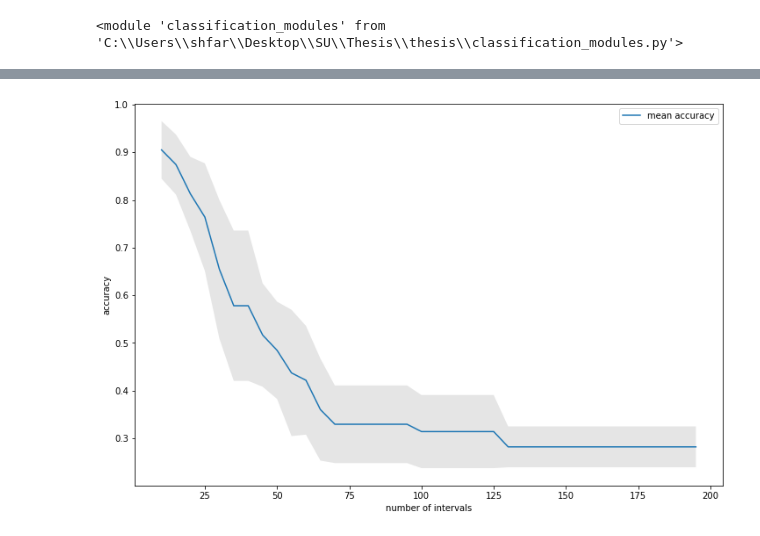
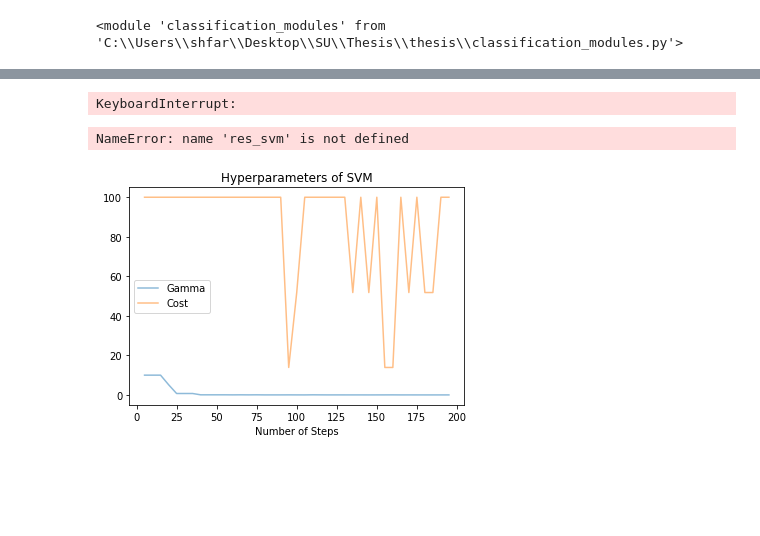
Before and after one commit to sheilafarrahi/thesis, a Jupyter notebook: empirical_districution_function.ipynb, the cells around one changed output, grey strips where cells are left out. Cells and saved outputs as stored; diff of their text form; code cells hidden in the pictures; blank space fills up the shorter version.

```diff
--- a/empirical_districution_function.ipynb
+++ b/empirical_districution_function.ipynb
@@ -161,16 +38,0 @@ for i in intervals:
-# %%
-plt.figure(figsize=(12, 8))
-ax = plt.gca()
-plt.plot(intervals,acc_mean, label='mean accuracy')
-
-plt.gca().fill_between(intervals,
-                       [i-j for i,j in zip(acc_mean, acc_std)],
-                       [i+j for i,j in zip(acc_mean, acc_std)],
-                       facecolor='gray',
-                       alpha=0.2)
-
-plt.xlabel('number of intervals')
-plt.ylabel('accuracy')
-plt.legend();
-# %% [output]
-[figure, removed]
@@ -176,0 +41,4 @@ plt.legend();
+# %%
+res_svm = cm.cv_numsteps_edf(num_steps_list, data, cv_config, 1)
+# %% [output]
+KeyboardInterrupt:
@@ -176,0 +47,8 @@ plt.legend();
+# %%
+cm.plot_cv_kde(res_svm, res_lr, errbar=1)
+# %% [output]
+NameError: name 'res_svm' is not defined
+# %%
+cm.plot_h_params_kde(res_svm)
+# %% [output]
+[figure, added]
```
Also changed, not shown: parts of 26 cells of this notebook, 5 other files.
